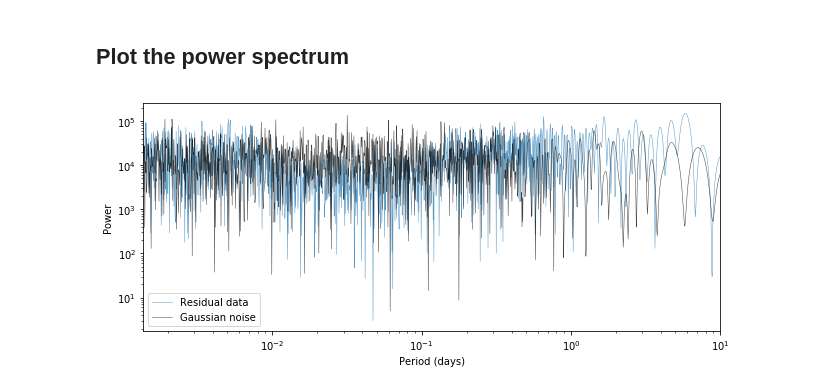
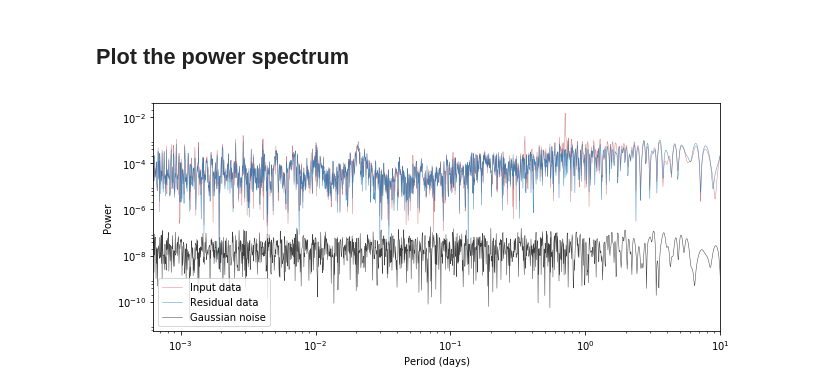
Before and after one commit to ernewton/flareninja, a Jupyter notebook: Power Spectrum of Real Data.ipynb, the cells around one changed output. Cells and saved outputs as stored; diff of their text form; code cells hidden in the pictures.

Commit message:
Adapted Tom's code to work for generic Kepler lightcurve and write a CSV file. Also adapted power spectrum code to take Tom's work as input.

```diff
--- a/Power Spectrum of Real Data.ipynb
+++ b/Power Spectrum of Real Data.ipynb
@@ -65,0 +71,12 @@ plt.xlim(330.2,330.4)
+# %%
+name = 'KIC9726699'
+df = pd.read_csv('data/'+name+'.csv')
+fin = np.isfinite(df['flux_det'])
+time = df['time'][fin]
+flux = df['flux'][fin]
+flux_det = df['flux_det'][fin]
+model = df['model'][fin]
+ferr = df['ferr'][fin]
+
+plt.plot(time, flux)
+plt.plot(time, model)
@@ -70,9 +90,11 @@ plt.xlim(330.2,330.4)
 freqs = 1/(10**np.linspace(-4,1,2000.))
 frequency1, frequency2 = freqs, freqs
 
+power0 = signal.lombscargle(time[fin], flux, freqs, normalize=False)
+
 # Power spectrum of data (minus smooth component)
 #frequency1, power1 = LombScargle(time[fin], flux[fin]-box_smooth).autopower()
-power1 = signal.lombscargle(time[fin], flux[fin]-box_smooth, freqs, normalize=False)
+power1 = signal.lombscargle(time[fin], flux_det, freqs, normalize=False)
 
 # Power spectrum of noise (Gaussian noise using the median error)
 
@@ -82,16 +104,19 @@ myerr = np.nanmedian(ferr[fin]) ## if you scale err, power goes up by error^2 (y
 power2 = signal.lombscargle(time[fin], np.random.randn(len(fin))*myerr, freqs, normalize=False)
 # %%
 plt.figure(figsize=(9,4))
-plt.plot(2.*math.pi/frequency1, power1, lw=0.5, alpha=0.75, label='Residual data')
+plt.plot(2.*math.pi/frequency1, power0, lw=0.5, alpha=0.75, c='indianred', label='Input data')
+plt.plot(2.*math.pi/frequency1, power1, lw=0.5, alpha=0.8, label='Residual data')
 plt.plot(2.*math.pi/frequency2, power2, lw=0.5, c='black', alpha=0.75, label='Gaussian noise')
+
+exptime = np.nanmedian(time[1:]-time[:-1])
 
 plt.xscale('log')
 plt.xlabel('Period (days)')
 plt.ylabel('Power')
 plt.yscale('log')
 plt.xlim(exptime*2, 10)
 plt.legend()
 plt.tight_layout()
-plt.savefig('plots/'name+'.pdf')
+#plt.savefig('plots/'name+'.pdf')
 # %% [output]
-[figure, old version]
+[figure, new version]
```
Also changed, not shown: parts of 5 cells of this notebook, 1 other file.
